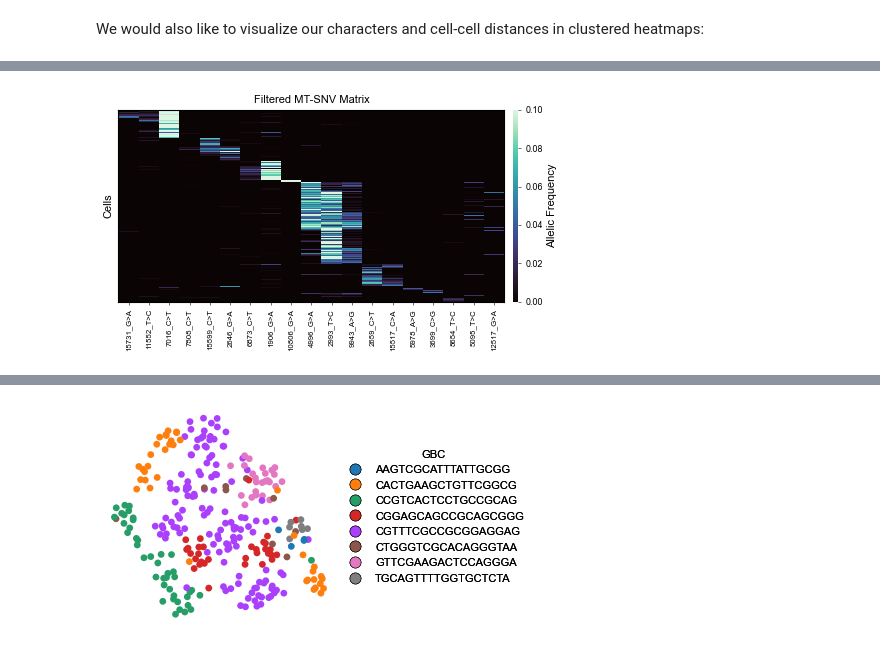
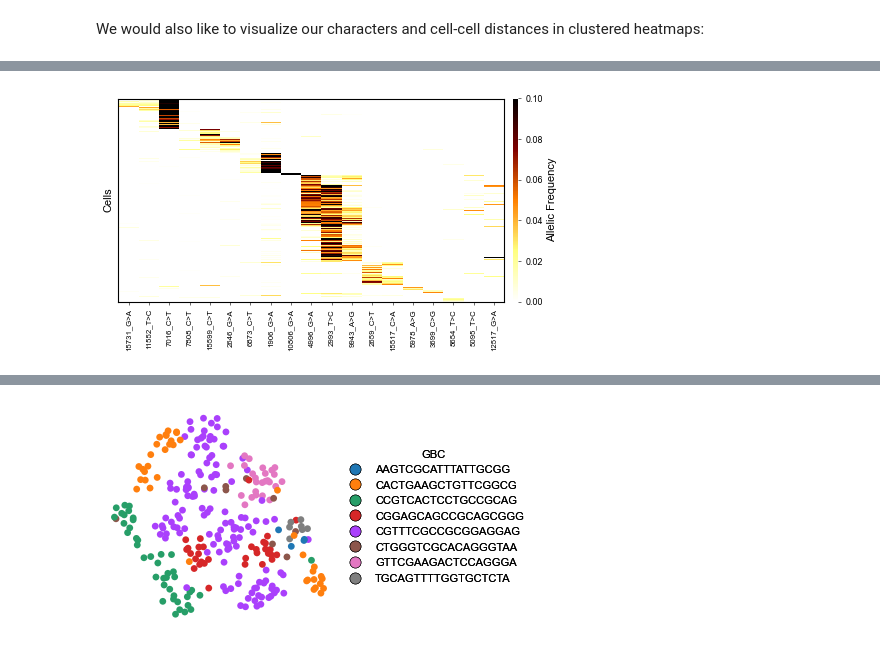
Before and after one commit to andrecossa5/MiTo, a Jupyter notebook: docs/source/getting_started_tutorial.ipynb, the cells around one changed output, grey strips where cells are left out. Cells and saved outputs as stored; diff of their text form; code cells hidden in the pictures.

```diff
--- a/docs/source/getting_started_tutorial.ipynb
+++ b/docs/source/getting_started_tutorial.ipynb
@@ -405,9 +408,8 @@ plt.show()
 # %% [markdown]
 We would also like to visualize our characters and cell-cell distances in clustered heatmaps:
 # %%
-fig, ax = plt.subplots(figsize=(6, 3.5))
-mt.pl.heatmap_variants(afm, ax=ax)
-ax.set_title('Filtered MT-SNV Matrix')
+fig, ax = plt.subplots(figsize=(6,3.5))
+mt.pl.heatmap_variants(afm, ax=ax, cmap='afmhot_r')
 fig.tight_layout()
 plt.show()
 # %% [output]
@@ -420,3 +422,3 @@ plt.show()
-[figure, old version]
+[figure, new version]
 # %%
 fig, ax = plt.subplots(figsize=(3.5, 3.5))
```
Also changed, not shown: parts of 39 cells of this notebook, 4 other files.
